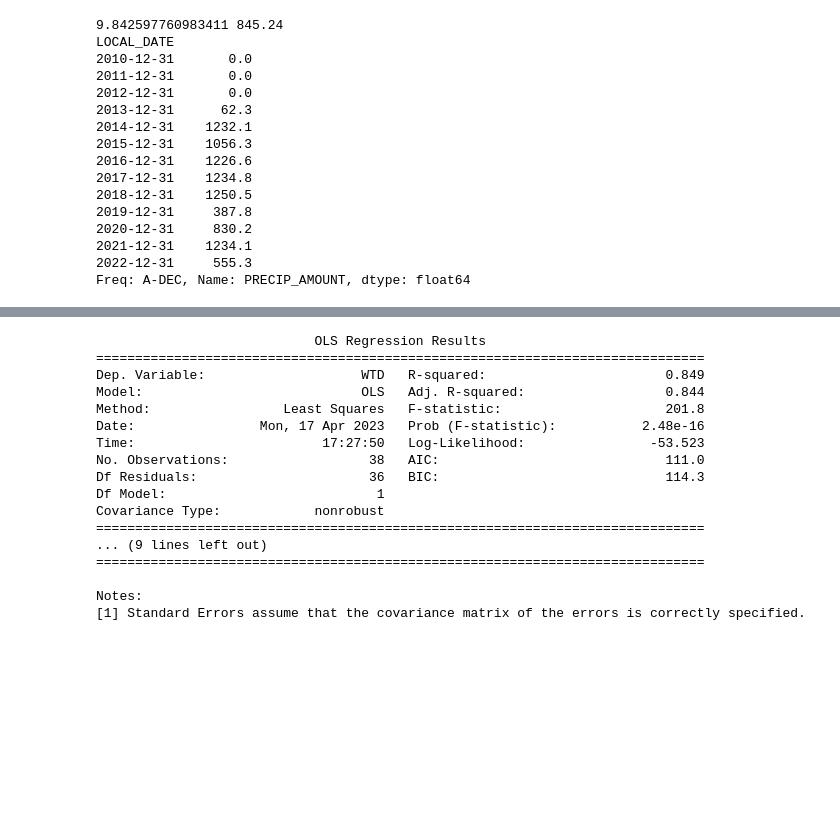
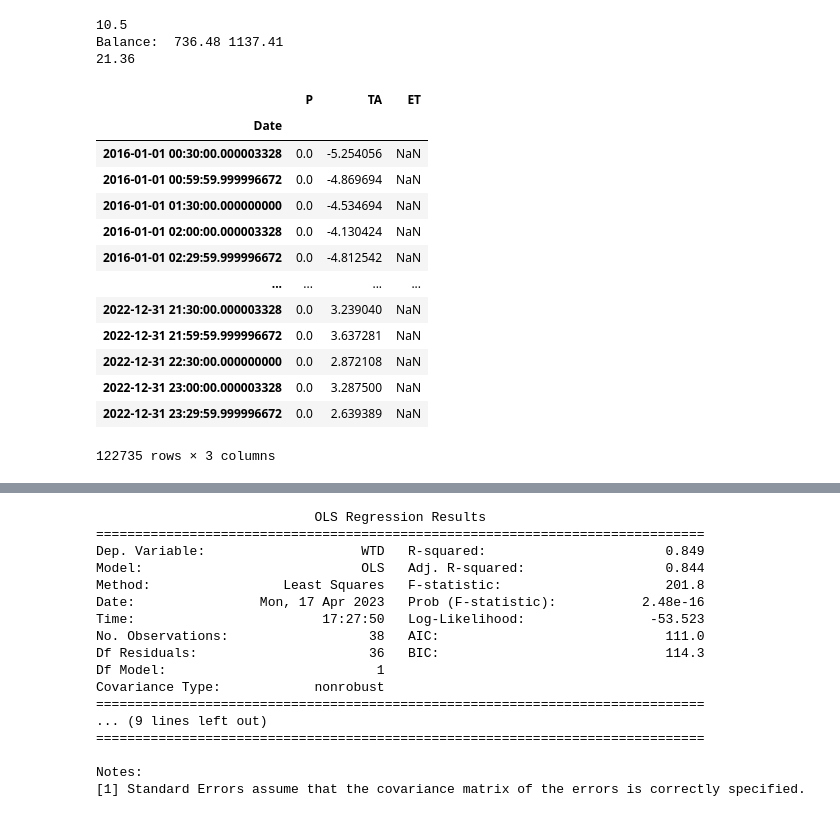
Before and after one commit to ubc-micromet/BBECA_Work, a Jupyter notebook: Maps_and_Figures.ipynb, the cells around one changed output, grey strips where cells are left out. Drawn from its saved outputs; the diff is of its cells as text; code cells hidden in the pictures; blank space fills up the shorter version.

```diff
--- a/Maps_and_Figures.ipynb
+++ b/Maps_and_Figures.ipynb
@@ -275,25 +305,31 @@ plt.savefig('images/Climatology.png',dpi=600)
-# %%
-print(ECC.loc[((ECC.index.year<=2021)&(ECC.index.year>=2011)),'TEMP'].mean(),
-ECC.loc[((ECC.index.year<=2021)&(ECC.index.year>=2014)),'PRECIP_AMOUNT'].sum()/10)
-
-print(ECC.resample('Y').sum()['PRECIP_AMOUNT'])
-# %% [output]
-9.842597760983411 845.24
-LOCAL_DATE
-2010-12-31       0.0
-2011-12-31       0.0
-2012-12-31       0.0
-2013-12-31      62.3
-2014-12-31    1232.1
-2015-12-31    1056.3
-2016-12-31    1226.6
-2017-12-31    1234.8
-2018-12-31    1250.5
-2019-12-31     387.8
-2020-12-31     830.2
-2021-12-31    1234.1
-2022-12-31     555.3
-Freq: A-DEC, Name: PRECIP_AMOUNT, dtype: float64
+# %%
+print(BB1['TA'].mean().round(2))
+from scipy import stats
+
+# BB1['ET']=BB1['ET'].interpolate()
+
+print('Balance: ',np.round(BB1['ET'].mean()*48*356,2),np.round(BB1['P'].mean()*48*356,2))
+
+print(np.round(BB1['P'].std()/(BB1['P'].count()**.5)*stats.t.ppf(0.95,BB1['P'].count())*48*356,2))
+BB1
+# %% [output]
+10.5
+Balance:  736.48 1137.41
+21.36
+|  | P | TA | ET |
+| Date |  |  |  |
+| 2016-01-01 00:30:00.000003328 | 0.0 | -5.254056 | NaN |
+| 2016-01-01 00:59:59.999996672 | 0.0 | -4.869694 | NaN |
+| 2016-01-01 01:30:00.000000000 | 0.0 | -4.534694 | NaN |
+| 2016-01-01 02:00:00.000003328 | 0.0 | -4.130424 | NaN |
+| 2016-01-01 02:29:59.999996672 | 0.0 | -4.812542 | NaN |
+| ... | ... | ... | ... |
+| 2022-12-31 21:30:00.000003328 | 0.0 | 3.239040 | NaN |
+| 2022-12-31 21:59:59.999996672 | 0.0 | 3.637281 | NaN |
+| 2022-12-31 22:30:00.000000000 | 0.0 | 2.872108 | NaN |
+| 2022-12-31 23:00:00.000003328 | 0.0 | 3.287500 | NaN |
+| 2022-12-31 23:29:59.999996672 | 0.0 | 2.639389 | NaN |
+122735 rows × 3 columns
 # %%
 import os
 import numpy as np
```
Also changed, not shown: parts of 7 cells of this notebook, 13 other files.
